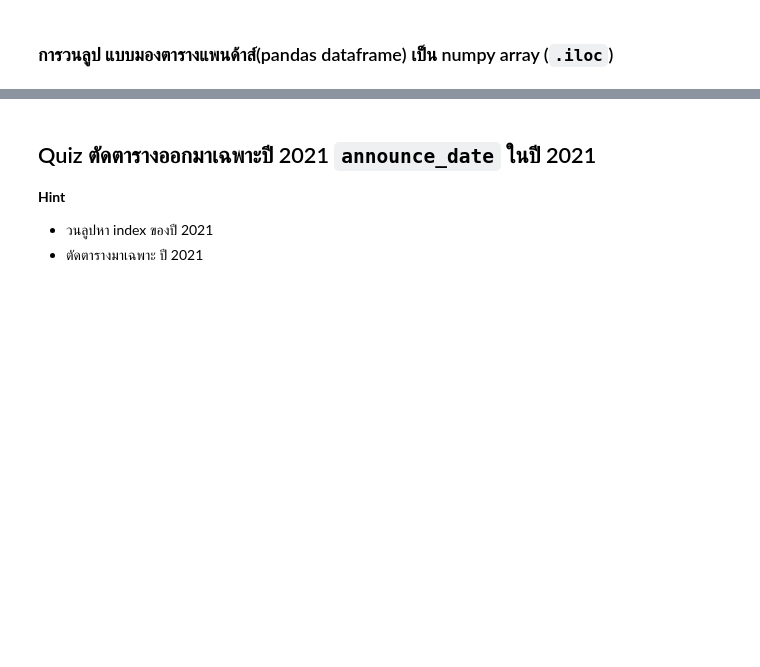
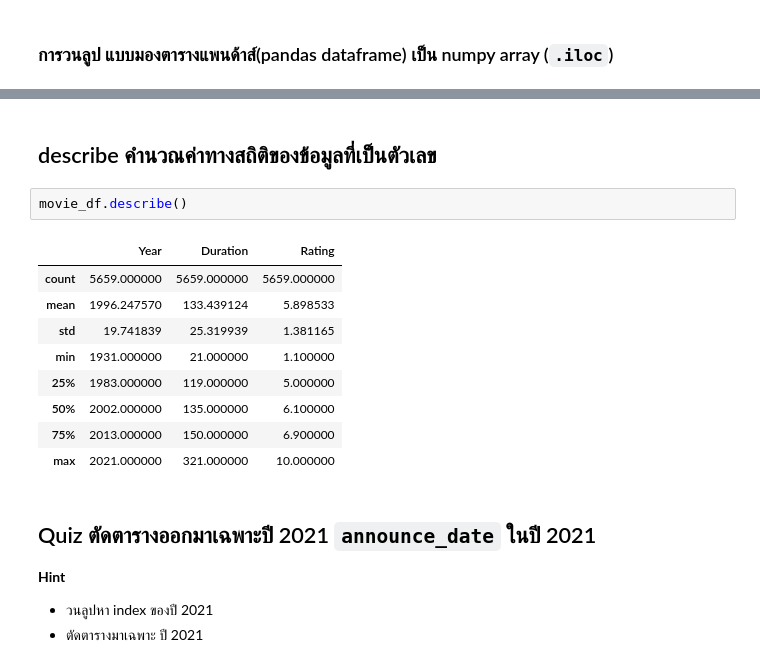
Before and after one commit to Natthaphatz007/Python_dataviz2024, a Jupyter notebook: Pandas_101.ipynb, the cells around one changed output, grey strips where cells are left out. Drawn from its saved outputs; the diff is of its cells as text; blank space fills up the shorter version.

````diff
--- a/Pandas_101.ipynb
+++ b/Pandas_101.ipynb
@@ -849,3 +937,17 @@ Name: 9334, dtype: object
+# %% [markdown]
+## describe คำนวณค่าทางสถิติของข้อมูลที่เป็นตัวเลข
+# %%
+movie_df.describe()
+# %% [output]
+|  | Year | Duration | Rating |
+| count | 5659.000000 | 5659.000000 | 5659.000000 |
+| mean | 1996.247570 | 133.439124 | 5.898533 |
+| std | 19.741839 | 25.319939 | 1.381165 |
+| min | 1931.000000 | 21.000000 | 1.100000 |
+| 25% | 1983.000000 | 119.000000 | 5.000000 |
+| 50% | 2002.000000 | 135.000000 | 6.100000 |
+| 75% | 2013.000000 | 150.000000 | 6.900000 |
+| max | 2021.000000 | 321.000000 | 10.000000 |
 # %% [markdown]
 ## Quiz ตัดตารางออกมาเฉพาะปี 2021 ```announce_date``` ในปี 2021
 
````
Also changed, not shown: parts of 13 cells of this notebook.
